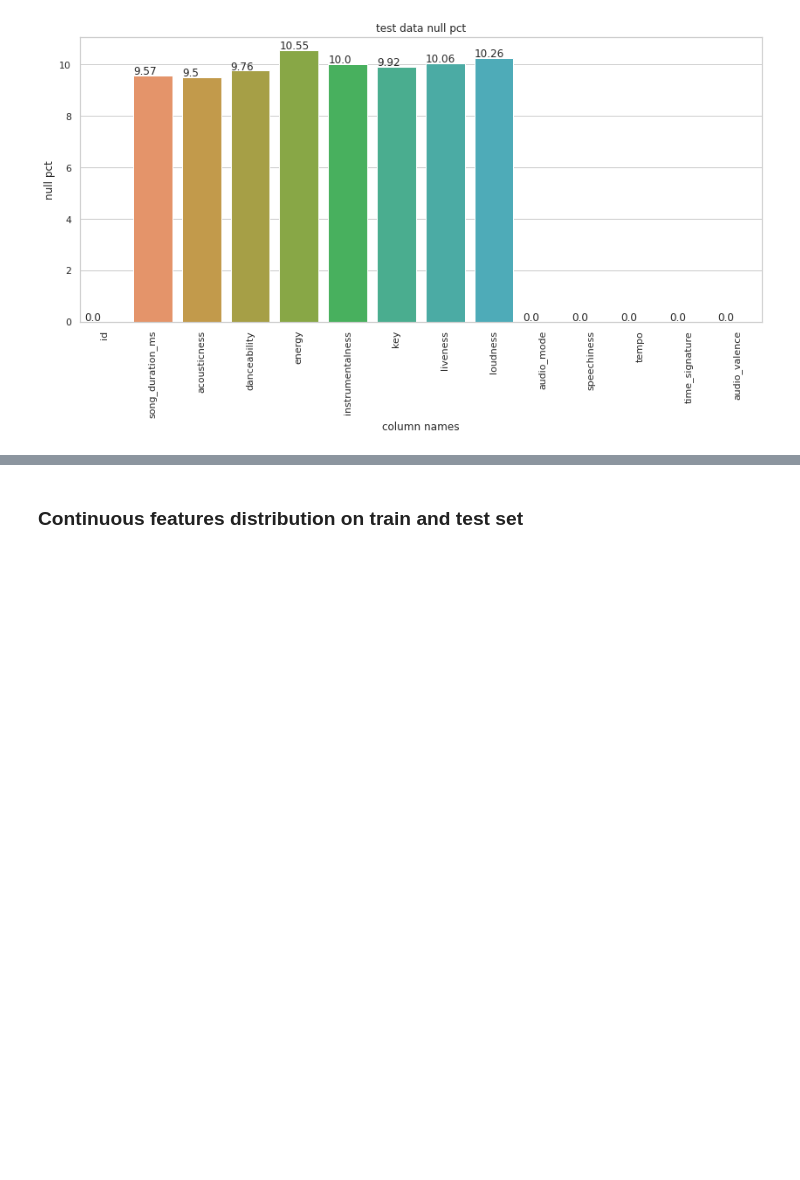
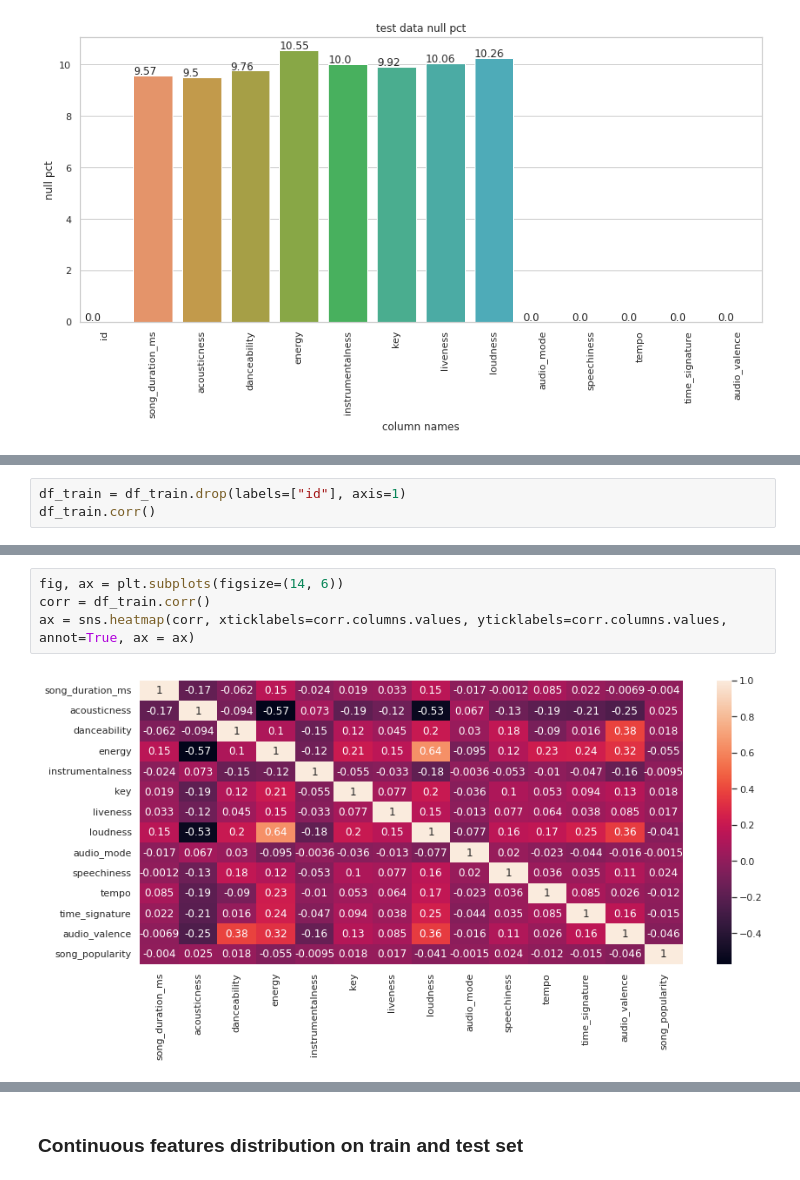
Before and after one commit to bk-anupam/Kaggle, a Jupyter notebook: song-popularity/song-popularity-eda.ipynb, the cells around one changed output, grey strips where cells are left out. Drawn from its saved outputs; the diff is of its cells as text; blank space fills up the shorter version.

Commit message:
added correlation plots

```diff
--- a/song-popularity/song-popularity-eda.ipynb
+++ b/song-popularity/song-popularity-eda.ipynb
@@ -106,0 +116,3 @@ plot_col_nulls(test_col_null_ratio, df_test.columns.values.tolist(), "null pct",
+# %%
+df_train = df_train.drop(labels=["id"], axis=1)
+df_train.corr()
@@ -106,0 +135,6 @@ plot_col_nulls(test_col_null_ratio, df_test.columns.values.tolist(), "null pct",
+# %%
+fig, ax = plt.subplots(figsize=(14, 6))
+corr = df_train.corr()
+ax = sns.heatmap(corr, xticklabels=corr.columns.values, yticklabels=corr.columns.values, annot=True, ax = ax)
+# %% [output]
+[figure, added]
```
Also changed, not shown: parts of 5 cells of this notebook.
